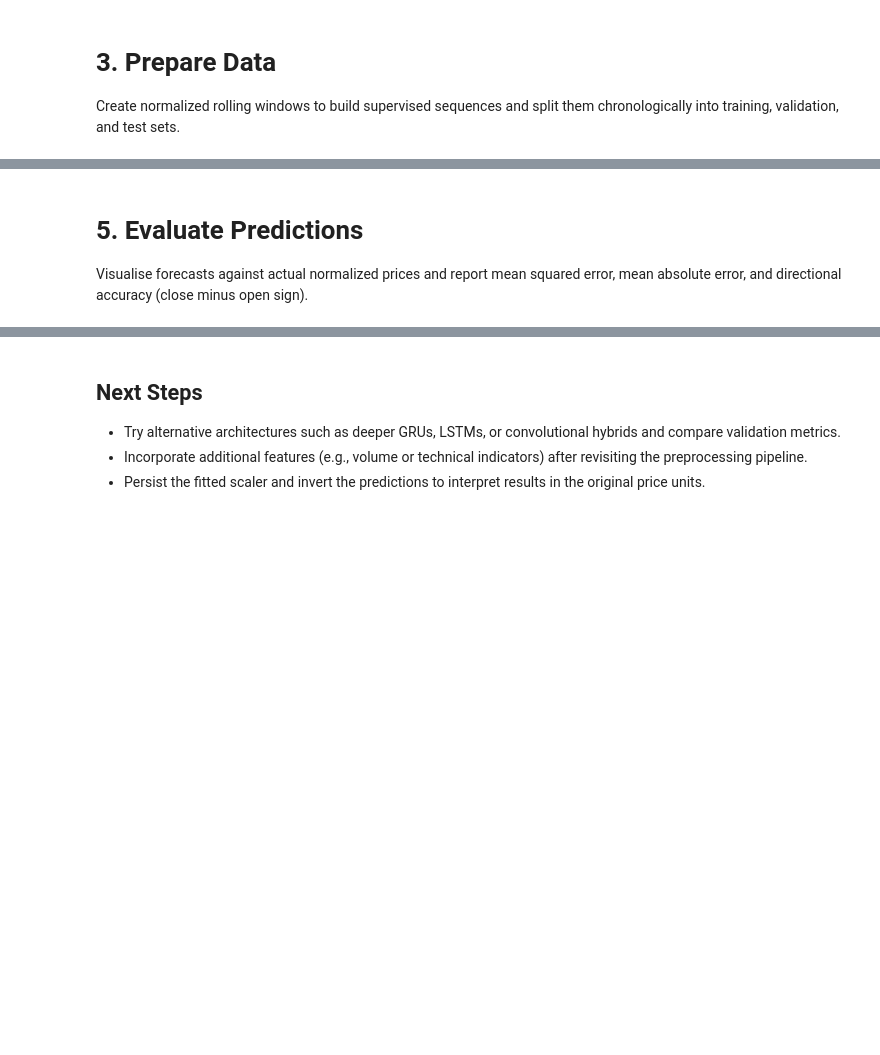
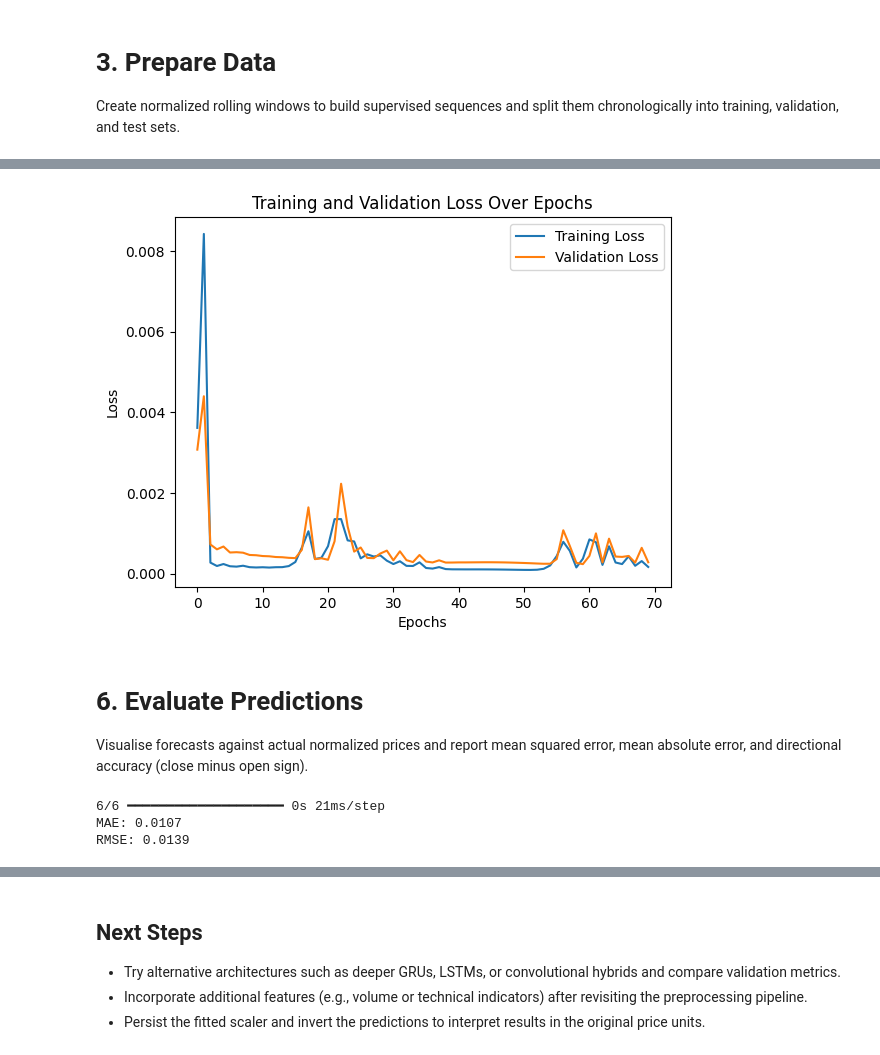
Before and after one commit to FM11pp3/RNN_Practicise_exercises-solution, a Jupyter notebook: RNN_Predictions.ipynb, the cells around one changed output, grey strips where cells are left out. Saved outputs shown, nothing was run; the diff lists cells and outputs as text; code cells hidden in the pictures; blank space fills up the shorter version.

```diff
--- a/RNN_Predictions.ipynb
+++ b/RNN_Predictions.ipynb
@@ -179,4 +264,15 @@ y_test_pred = model.predict(x_test)
+# %%
+# Training diagnostics loss curve
+plt.plot(history.history['loss']) # Plotting training loss
+plt.plot(history.history['val_loss']) # Plotting validation loss
+plt.title("Training and Validation Loss Over Epochs") # Adding title
+plt.xlabel("Epochs") # Adding x-axis label
+plt.ylabel("Loss") # Adding y-axis label
+plt.legend(["Training Loss", "Validation Loss"])
+plt.show() # Displaying the plot
+# %% [output]
+[figure, added]
 # %% [markdown]
-# 5. Evaluate Predictions
+# 6. Evaluate Predictions
 
 Visualise forecasts against actual normalized prices and report mean squared error, mean absolute error, and directional accuracy (close minus open sign).
@@ -254,0 +279,18 @@ for split_name, y_true, y_pred in splits:
+# %%
+from sklearn.metrics import mean_absolute_error, mean_squared_error
+import numpy as np
+
+# Predict
+y_pred = model.predict(x_test)
+
+# Compute metrics
+mae = mean_absolute_error(y_test, y_pred)
+mse = mean_squared_error(y_test, y_pred)
+rmse = np.sqrt(mse)
+
+print(f"MAE: {mae:.4f}")
+print(f"RMSE: {rmse:.4f}")
+# %% [output]
+6/6 ━━━━━━━━━━━━━━━━━━━━ 0s 21ms/step
+MAE: 0.0107
+RMSE: 0.0139
```
Also changed, not shown: parts of 17 cells of this notebook, 1 other file.
